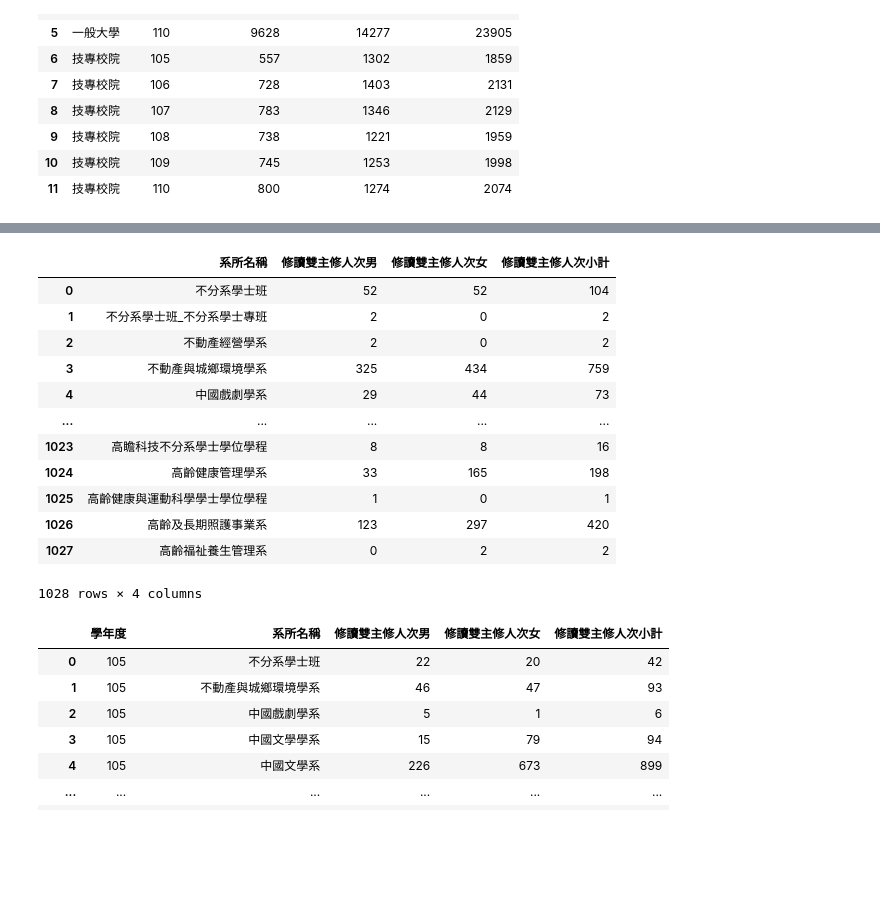
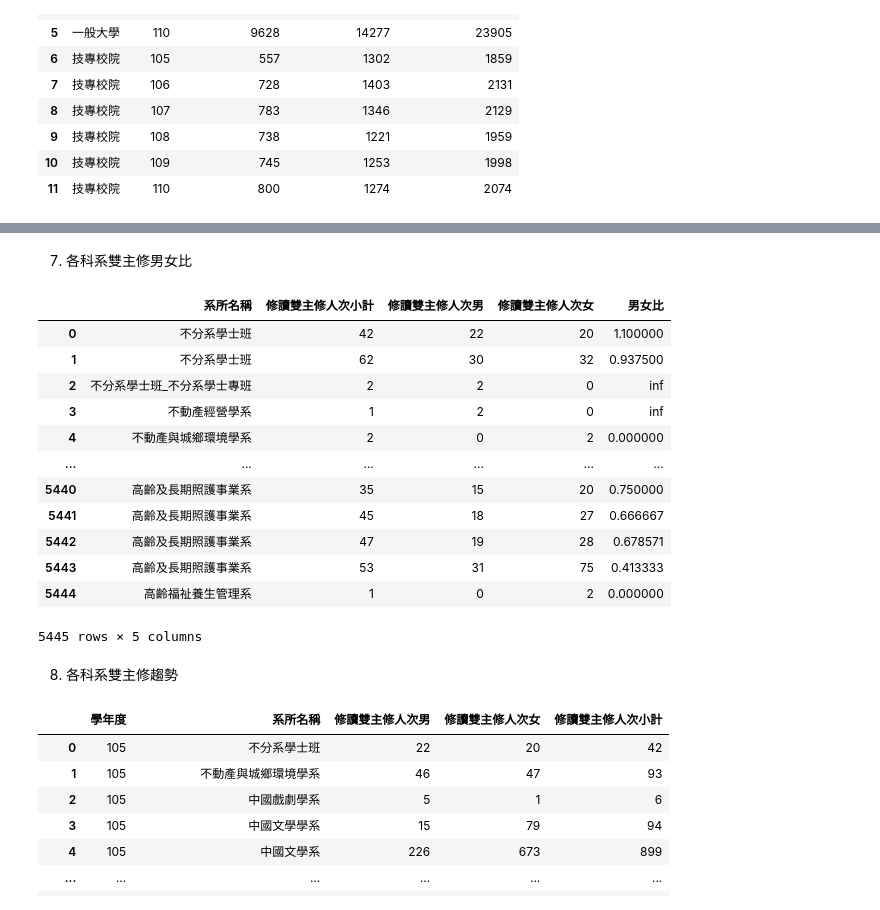
Before and after one commit to Memory-HuiYi/LAT, a Jupyter notebook: HW01/HW01.ipynb, the cells around one changed output, grey strips where cells are left out. Drawn from its saved outputs; the diff is of its cells as text; code cells hidden in the pictures; blank space fills up the shorter version.

```diff
--- a/HW01/HW01.ipynb
+++ b/HW01/HW01.ipynb
@@ -134,21 +169,26 @@ typeofcollege
+# %% [markdown]
+7. 各科系雙主修男女比
 # %%
 #各科系雙主修男女
-departmentsex = df[['學校名稱', '系所名稱', '修讀雙主修人次男', '修讀雙主修人次女', '修讀雙主修人次小計']].groupby(['系所名稱']).sum().reset_index()
+departmentsex = df[['學校名稱', '系所名稱', '修讀雙主修人次男', '修讀雙主修人次女', '修讀雙主修人次小計']].groupby(['系所名稱', '修讀雙主修人次小計']).sum().reset_index()
+departmentsex = departmentsex.assign(男女比 = departmentsex['修讀雙主修人次男'] / departmentsex['修讀雙主修人次女'])
 departmentsex
 # %% [output]
-|  | 系所名稱 | 修讀雙主修人次男 | 修讀雙主修人次女 | 修讀雙主修人次小計 |
-| 0 | 不分系學士班 | 52 | 52 | 104 |
-| 1 | 不分系學士班_不分系學士專班 | 2 | 0 | 2 |
-| 2 | 不動產經營學系 | 2 | 0 | 2 |
-| 3 | 不動產與城鄉環境學系 | 325 | 434 | 759 |
-| 4 | 中國戲劇學系 | 29 | 44 | 73 |
-| ... | ... | ... | ... | ... |
-| 1023 | 高瞻科技不分系學士學位學程 | 8 | 8 | 16 |
-| 1024 | 高齡健康管理學系 | 33 | 165 | 198 |
-| 1025 | 高齡健康與運動科學學士學位學程 | 1 | 0 | 1 |
-| 1026 | 高齡及長期照護事業系 | 123 | 297 | 420 |
-| 1027 | 高齡福祉養生管理系 | 0 | 2 | 2 |
+|  | 系所名稱 | 修讀雙主修人次小計 | 修讀雙主修人次男 | 修讀雙主修人次女 | 男女比 |
+| 0 | 不分系學士班 | 42 | 22 | 20 | 1.100000 |
+| 1 | 不分系學士班 | 62 | 30 | 32 | 0.937500 |
+| 2 | 不分系學士班_不分系學士專班 | 2 | 2 | 0 | inf |
+| 3 | 不動產經營學系 | 1 | 2 | 0 | inf |
+| 4 | 不動產與城鄉環境學系 | 2 | 0 | 2 | 0.000000 |
+| ... | ... | ... | ... | ... | ... |
+| 5440 | 高齡及長期照護事業系 | 35 | 15 | 20 | 0.750000 |
+| 5441 | 高齡及長期照護事業系 | 45 | 18 | 27 | 0.666667 |
+| 5442 | 高齡及長期照護事業系 | 47 | 19 | 28 | 0.678571 |
+| 5443 | 高齡及長期照護事業系 | 53 | 31 | 75 | 0.413333 |
+| 5444 | 高齡福祉養生管理系 | 1 | 0 | 2 | 0.000000 |
-1028 rows × 4 columns
+5445 rows × 5 columns
+# %% [markdown]
+8. 各科系雙主修趨勢
 # %%
 #各科系雙主修趨勢
 departmentyear = df[['學年度', '系所名稱', '修讀雙主修人次男', '修讀雙主修人次女', '修讀雙主修人次小計']].groupby(['學年度', '系所名稱']).sum().reset_index()
```
Also changed, not shown: parts of 16 cells of this notebook.
